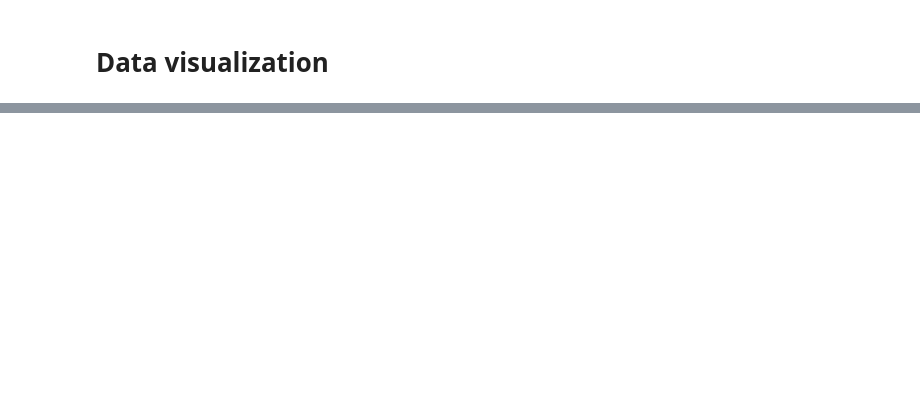
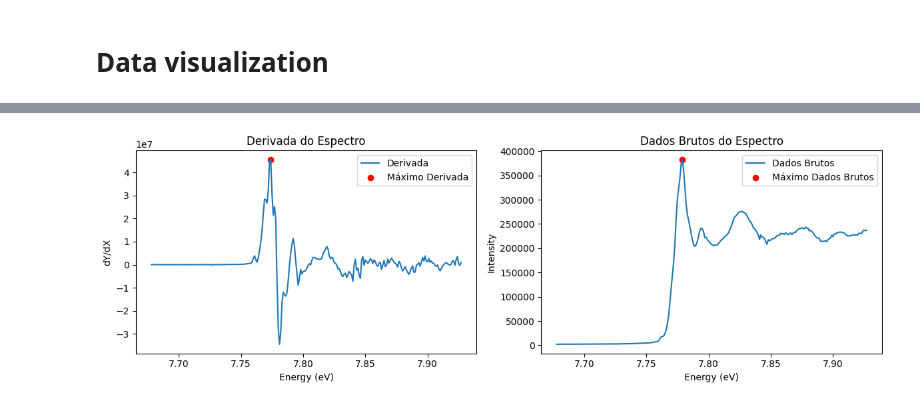
Before and after one commit to 4LC4NT4R4/XMLD, a Jupyter notebook: poo_xmld.ipynb, the cells around one changed output, grey strips where cells are left out. Saved outputs shown, nothing was run; the diff lists cells and outputs as text; code cells hidden in the pictures; blank space fills up the shorter version.

```diff
--- a/poo_xmld.ipynb
+++ b/poo_xmld.ipynb
@@ -405,0 +553,7 @@ WARNING:matplotlib.legend:No artists with labels found to put in legend.  Note t
+# %%
+x=df1['Energy'].to_numpy()
+y=df1['roi21'].to_numpy()
+teste=Spectrum(x,y)
+teste.align()
+# %% [output]
+[figure, added]
```
Also changed, not shown: parts of 9 cells of this notebook.
